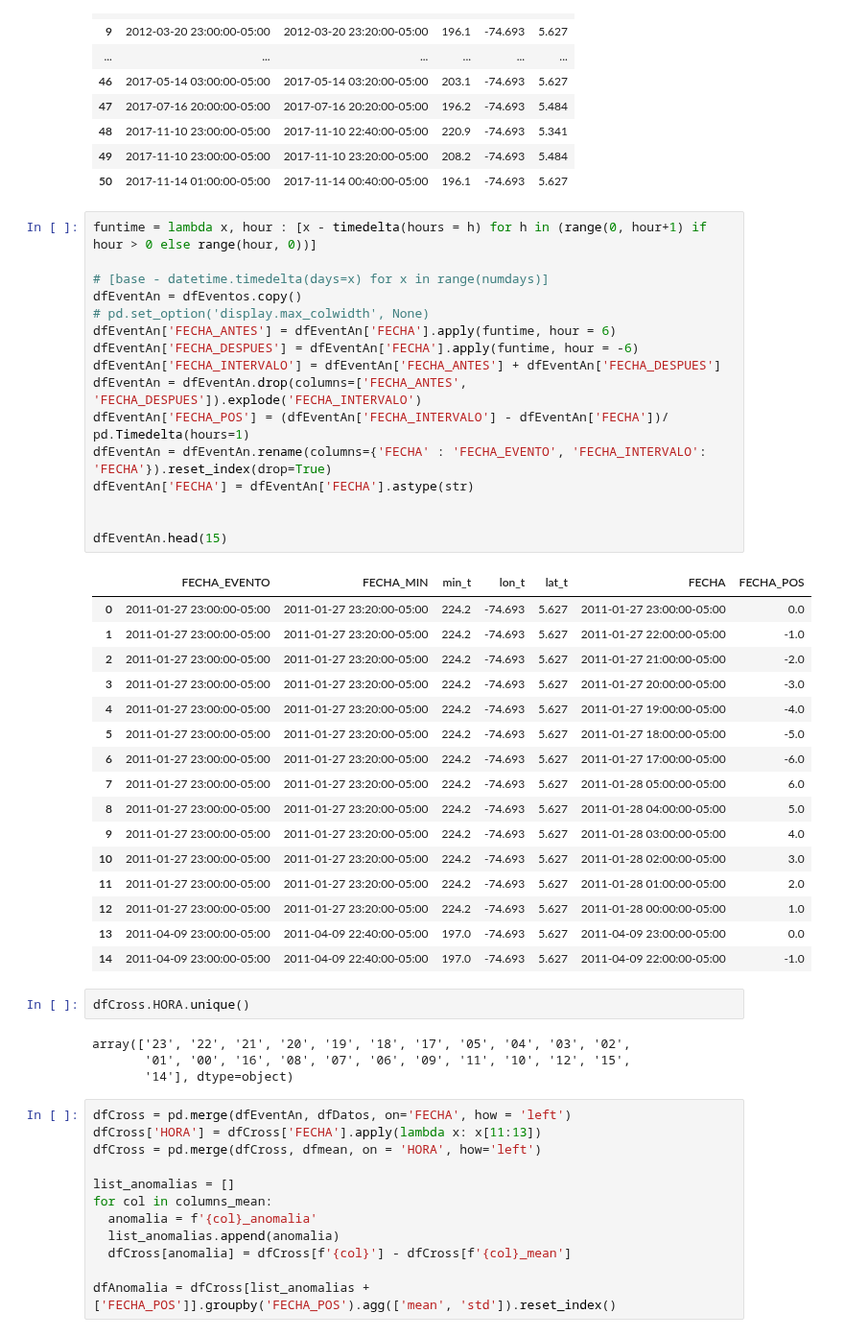
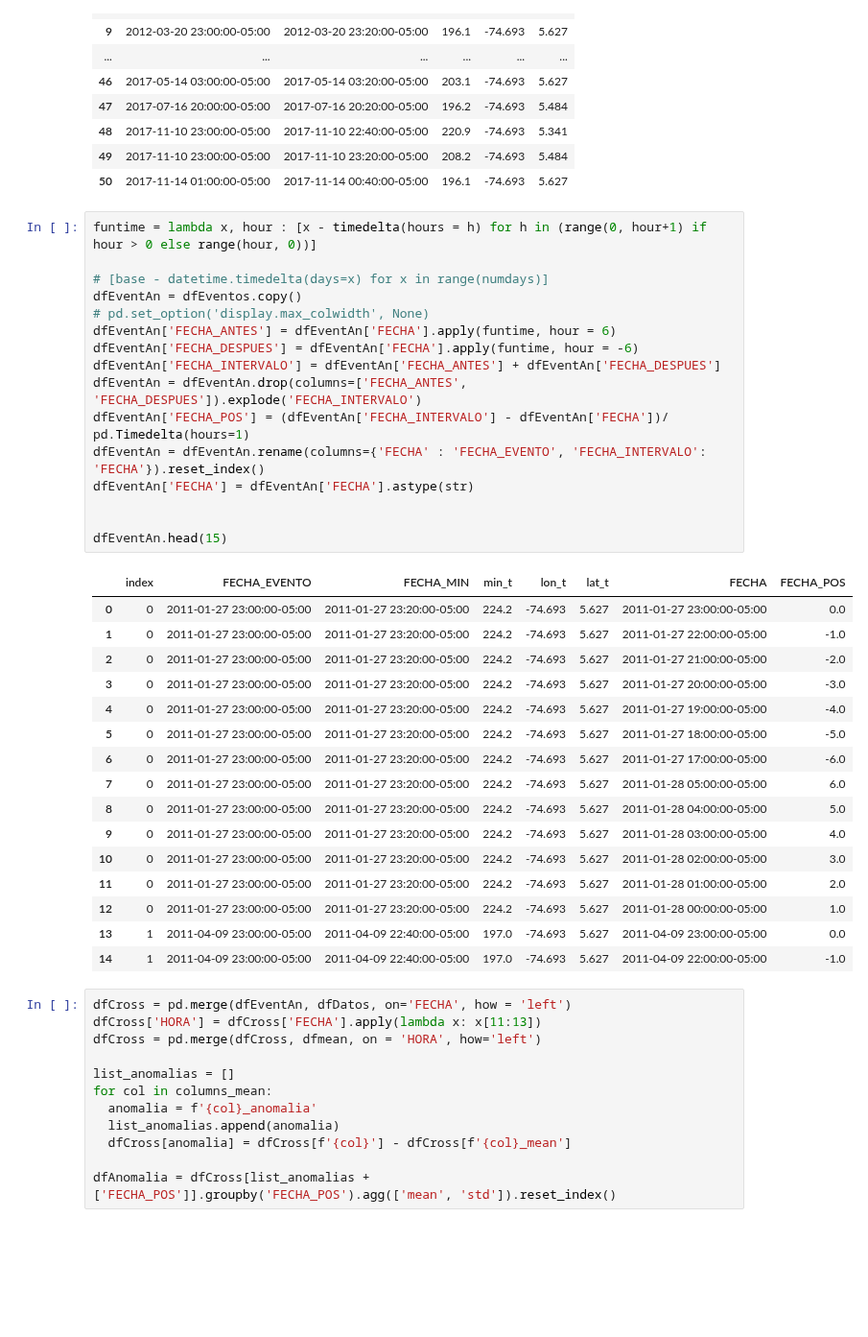
Before and after one commit to chris051091/Seminario-3, a Jupyter notebook: anomalias/src/Anomalias_palanquero.ipynb, the cells around one changed output. Shown at 96% size. Saved outputs shown, nothing was run; the diff lists cells and outputs as text; blank space fills up the shorter version.

```diff
--- a/anomalias/src/Anomalias_palanquero.ipynb
+++ b/anomalias/src/Anomalias_palanquero.ipynb
@@ -105,42 +105,36 @@ dfEventos
 # %%
 funtime = lambda x, hour : [x - timedelta(hours = h) for h in (range(0, hour+1) if hour > 0 else range(hour, 0))]
 
 # [base - datetime.timedelta(days=x) for x in range(numdays)]
 dfEventAn = dfEventos.copy()
 # pd.set_option('display.max_colwidth', None)
 dfEventAn['FECHA_ANTES'] = dfEventAn['FECHA'].apply(funtime, hour = 6)
 dfEventAn['FECHA_DESPUES'] = dfEventAn['FECHA'].apply(funtime, hour = -6)
 dfEventAn['FECHA_INTERVALO'] = dfEventAn['FECHA_ANTES'] + dfEventAn['FECHA_DESPUES']
 dfEventAn = dfEventAn.drop(columns=['FECHA_ANTES', 'FECHA_DESPUES']).explode('FECHA_INTERVALO')
 dfEventAn['FECHA_POS'] = (dfEventAn['FECHA_INTERVALO'] - dfEventAn['FECHA'])/ pd.Timedelta(hours=1)
-dfEventAn = dfEventAn.rename(columns={'FECHA' : 'FECHA_EVENTO', 'FECHA_INTERVALO': 'FECHA'}).reset_index(drop=True)
+dfEventAn = dfEventAn.rename(columns={'FECHA' : 'FECHA_EVENTO', 'FECHA_INTERVALO': 'FECHA'}).reset_index()
 dfEventAn['FECHA'] = dfEventAn['FECHA'].astype(str)
 
 
 dfEventAn.head(15)
 # %% [output]
-|  | FECHA_EVENTO | FECHA_MIN | min_t | lon_t | lat_t | FECHA | FECHA_POS |
-| 0 | 2011-01-27 23:00:00-05:00 | 2011-01-27 23:20:00-05:00 | 224.2 | -74.693 | 5.627 | 2011-01-27 23:00:00-05:00 | 0.0 |
-| 1 | 2011-01-27 23:00:00-05:00 | 2011-01-27 23:20:00-05:00 | 224.2 | -74.693 | 5.627 | 2011-01-27 22:00:00-05:00 | -1.0 |
-| 2 | 2011-01-27 23:00:00-05:00 | 2011-01-27 23:20:00-05:00 | 224.2 | -74.693 | 5.627 | 2011-01-27 21:00:00-05:00 | -2.0 |
-| 3 | 2011-01-27 23:00:00-05:00 | 2011-01-27 23:20:00-05:00 | 224.2 | -74.693 | 5.627 | 2011-01-27 20:00:00-05:00 | -3.0 |
-| 4 | 2011-01-27 23:00:00-05:00 | 2011-01-27 23:20:00-05:00 | 224.2 | -74.693 | 5.627 | 2011-01-27 19:00:00-05:00 | -4.0 |
-| 5 | 2011-01-27 23:00:00-05:00 | 2011-01-27 23:20:00-05:00 | 224.2 | -74.693 | 5.627 | 2011-01-27 18:00:00-05:00 | -5.0 |
-| 6 | 2011-01-27 23:00:00-05:00 | 2011-01-27 23:20:00-05:00 | 224.2 | -74.693 | 5.627 | 2011-01-27 17:00:00-05:00 | -6.0 |
-| 7 | 2011-01-27 23:00:00-05:00 | 2011-01-27 23:20:00-05:00 | 224.2 | -74.693 | 5.627 | 2011-01-28 05:00:00-05:00 | 6.0 |
-| 8 | 2011-01-27 23:00:00-05:00 | 2011-01-27 23:20:00-05:00 | 224.2 | -74.693 | 5.627 | 2011-01-28 04:00:00-05:00 | 5.0 |
-| 9 | 2011-01-27 23:00:00-05:00 | 2011-01-27 23:20:00-05:00 | 224.2 | -74.693 | 5.627 | 2011-01-28 03:00:00-05:00 | 4.0 |
-| 10 | 2011-01-27 23:00:00-05:00 | 2011-01-27 23:20:00-05:00 | 224.2 | -74.693 | 5.627 | 2011-01-28 02:00:00-05:00 | 3.0 |
-| 11 | 2011-01-27 23:00:00-05:00 | 2011-01-27 23:20:00-05:00 | 224.2 | -74.693 | 5.627 | 2011-01-28 01:00:00-05:00 | 2.0 |
-| 12 | 2011-01-27 23:00:00-05:00 | 2011-01-27 23:20:00-05:00 | 224.2 | -74.693 | 5.627 | 2011-01-28 00:00:00-05:00 | 1.0 |
-| 13 | 2011-04-09 23:00:00-05:00 | 2011-04-09 22:40:00-05:00 | 197.0 | -74.693 | 5.627 | 2011-04-09 23:00:00-05:00 | 0.0 |
-| 14 | 2011-04-09 23:00:00-05:00 | 2011-04-09 22:40:00-05:00 | 197.0 | -74.693 | 5.627 | 2011-04-09 22:00:00-05:00 | -1.0 |
+|  | index | FECHA_EVENTO | FECHA_MIN | min_t | lon_t | lat_t | FECHA | FECHA_POS |
+| 0 | 0 | 2011-01-27 23:00:00-05:00 | 2011-01-27 23:20:00-05:00 | 224.2 | -74.693 | 5.627 | 2011-01-27 23:00:00-05:00 | 0.0 |
+| 1 | 0 | 2011-01-27 23:00:00-05:00 | 2011-01-27 23:20:00-05:00 | 224.2 | -74.693 | 5.627 | 2011-01-27 22:00:00-05:00 | -1.0 |
+| 2 | 0 | 2011-01-27 23:00:00-05:00 | 2011-01-27 23:20:00-05:00 | 224.2 | -74.693 | 5.627 | 2011-01-27 21:00:00-05:00 | -2.0 |
+| 3 | 0 | 2011-01-27 23:00:00-05:00 | 2011-01-27 23:20:00-05:00 | 224.2 | -74.693 | 5.627 | 2011-01-27 20:00:00-05:00 | -3.0 |
+| 4 | 0 | 2011-01-27 23:00:00-05:00 | 2011-01-27 23:20:00-05:00 | 224.2 | -74.693 | 5.627 | 2011-01-27 19:00:00-05:00 | -4.0 |
+| 5 | 0 | 2011-01-27 23:00:00-05:00 | 2011-01-27 23:20:00-05:00 | 224.2 | -74.693 | 5.627 | 2011-01-27 18:00:00-05:00 | -5.0 |
+| 6 | 0 | 2011-01-27 23:00:00-05:00 | 2011-01-27 23:20:00-05:00 | 224.2 | -74.693 | 5.627 | 2011-01-27 17:00:00-05:00 | -6.0 |
+| 7 | 0 | 2011-01-27 23:00:00-05:00 | 2011-01-27 23:20:00-05:00 | 224.2 | -74.693 | 5.627 | 2011-01-28 05:00:00-05:00 | 6.0 |
+| 8 | 0 | 2011-01-27 23:00:00-05:00 | 2011-01-27 23:20:00-05:00 | 224.2 | -74.693 | 5.627 | 2011-01-28 04:00:00-05:00 | 5.0 |
+| 9 | 0 | 2011-01-27 23:00:00-05:00 | 2011-01-27 23:20:00-05:00 | 224.2 | -74.693 | 5.627 | 2011-01-28 03:00:00-05:00 | 4.0 |
+| 10 | 0 | 2011-01-27 23:00:00-05:00 | 2011-01-27 23:20:00-05:00 | 224.2 | -74.693 | 5.627 | 2011-01-28 02:00:00-05:00 | 3.0 |
+| 11 | 0 | 2011-01-27 23:00:00-05:00 | 2011-01-27 23:20:00-05:00 | 224.2 | -74.693 | 5.627 | 2011-01-28 01:00:00-05:00 | 2.0 |
+| 12 | 0 | 2011-01-27 23:00:00-05:00 | 2011-01-27 23:20:00-05:00 | 224.2 | -74.693 | 5.627 | 2011-01-28 00:00:00-05:00 | 1.0 |
+| 13 | 1 | 2011-04-09 23:00:00-05:00 | 2011-04-09 22:40:00-05:00 | 197.0 | -74.693 | 5.627 | 2011-04-09 23:00:00-05:00 | 0.0 |
+| 14 | 1 | 2011-04-09 23:00:00-05:00 | 2011-04-09 22:40:00-05:00 | 197.0 | -74.693 | 5.627 | 2011-04-09 22:00:00-05:00 | -1.0 |
-# %%
-dfCross.HORA.unique()
-# %% [output]
-array(['23', '22', '21', '20', '19', '18', '17', '05', '04', '03', '02',
-       '01', '00', '16', '08', '07', '06', '09', '11', '10', '12', '15',
-       '14'], dtype=object)
 # %%
 dfCross = pd.merge(dfEventAn, dfDatos, on='FECHA', how = 'left')
 dfCross['HORA'] = dfCross['FECHA'].apply(lambda x: x[11:13])
```
Also changed, not shown: parts of 7 cells of this notebook.
